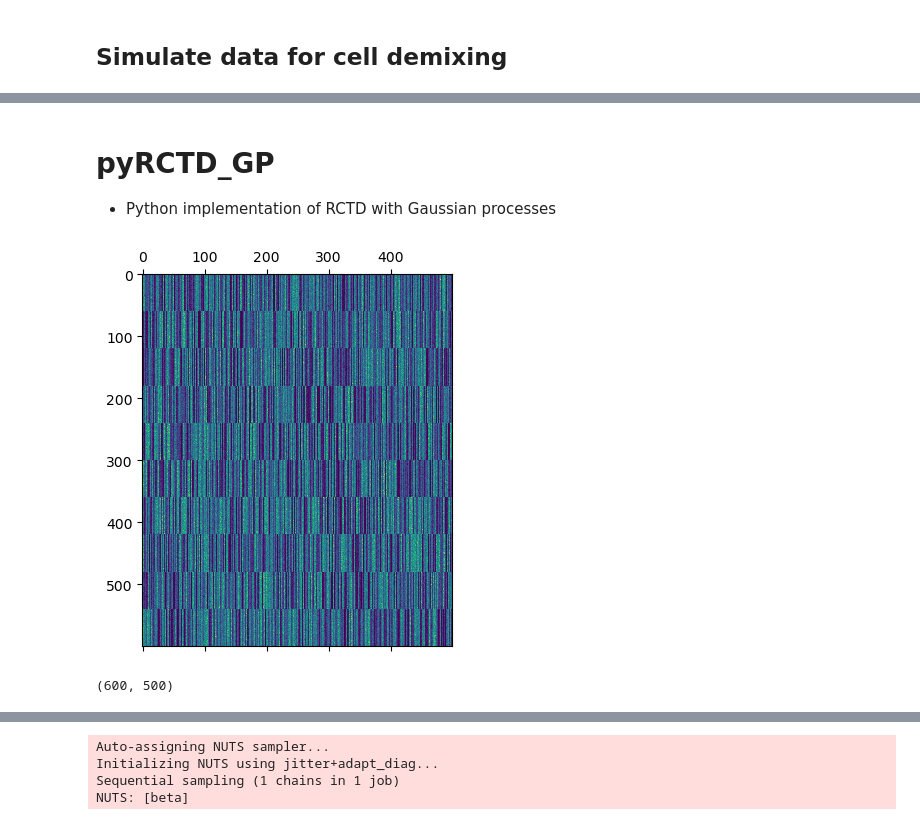
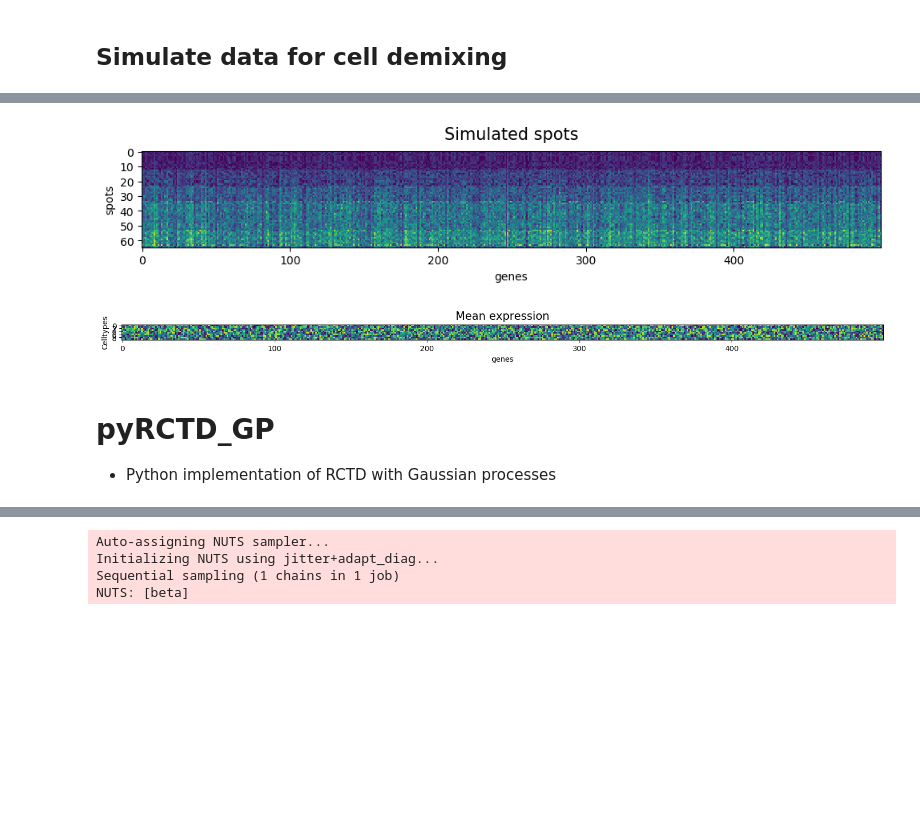
Before and after one commit to dmnburrows/spatial_transcriptomics, a Jupyter notebook: cell_decomp.ipynb, the cells around one changed output, grey strips where cells are left out. Cells and saved outputs as stored; diff of their text form; code cells hidden in the pictures; blank space fills up the shorter version.

```diff
--- a/cell_decomp.ipynb
+++ b/cell_decomp.ipynb
@@ -102,3 +74,31 @@ for i in range(n_clusts):
+# %%
+#Randomly mix into spots
+n_spots, spots, prop_vec = cdfn.generate_spots(n_cells, n_clusts, cell_counts, clust_vec)
+
+fig,ax = plt.subplots(figsize=(10,3))
+ax.matshow(spots)
+ax.set_xlabel('genes')
+ax.xaxis.tick_bottom()
+ax.set_ylabel('spots')
+ax.set_title('Simulated spots', size = 15)
+plt.tight_layout()
+plt.show()
+# %% [output]
+[figure, added]
+# %%
+#Calculate mean gene expression from reference
+mean_exps = cdfn.mean_exp(n_clusts, n_genes, cell_counts, clust_vec)
+
+fig,ax = plt.subplots(figsize=(15,2))
+ax.matshow(mean_exps)
+ax.set_xlabel('genes')
+ax.xaxis.tick_bottom()
+ax.set_ylabel('Celltypes')
+ax.set_title('Mean expression', size = 15)
+plt.tight_layout()
+plt.show()
+# %% [output]
+[figure, added]
 # %% [markdown]
 # pyRCTD_GP
 * Python implementation of RCTD with Gaussian processes
@@ -128,7 +104,0 @@ cell_counts = np.random.poisson(cell_rate_mat, size=cell_rate_mat.shape)
-# %%
-plt.matshow(cell_counts)
-plt.show()
-print(cell_counts.shape)
-# %% [output]
-[figure, removed]
-(600, 500)
```
Also changed, not shown: parts of 15 cells of this notebook, 1 other file.
